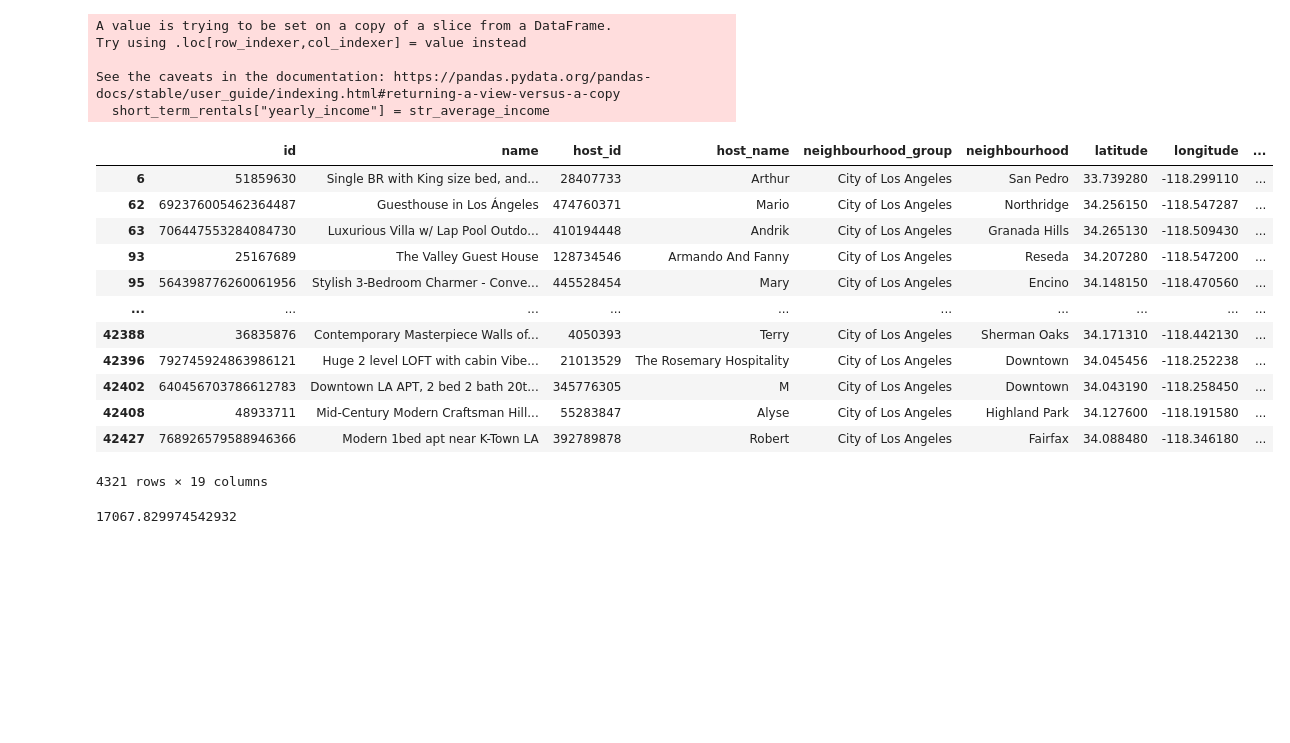
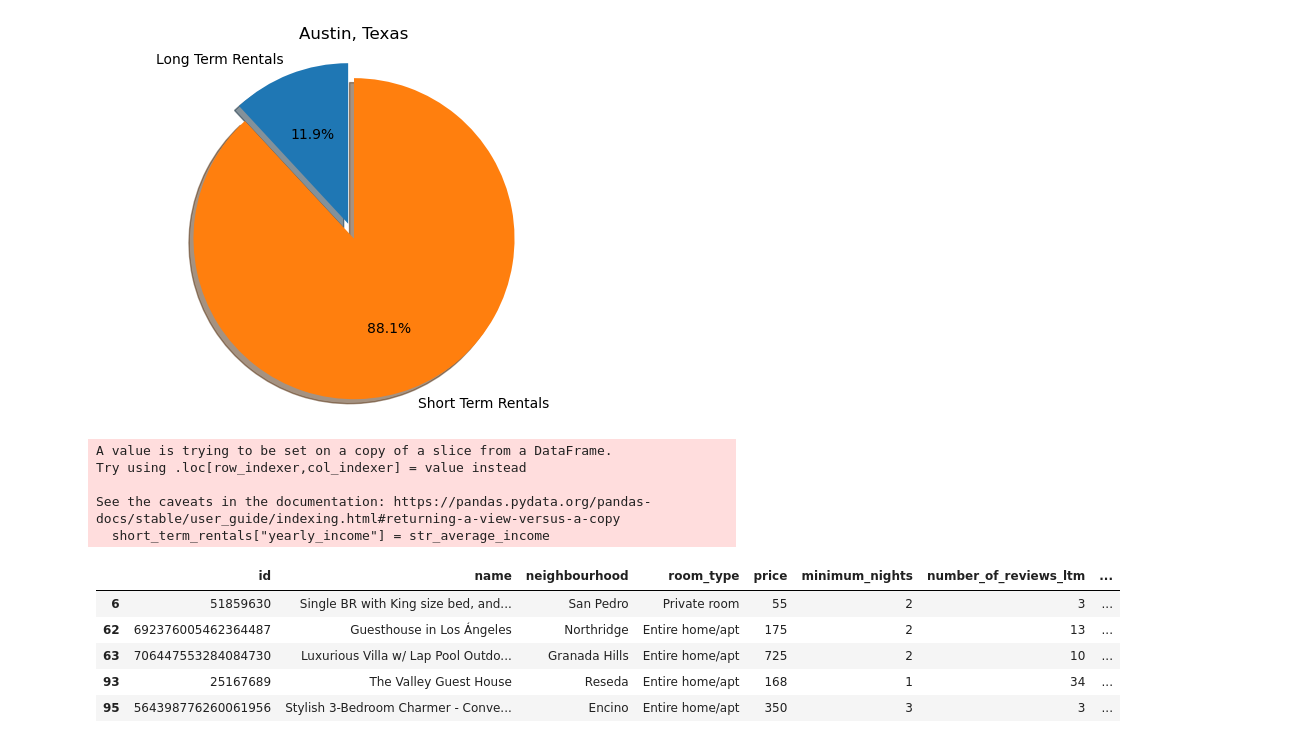
Before and after one commit to cmlee2/AirBnb-Analysis, a Jupyter notebook: cl_STRvsLTR_profitability.ipynb, the cells around one changed output. Cells and saved outputs as stored; diff of their text form; code cells hidden in the pictures; blank space fills up the shorter version.

```diff
--- a/cl_STRvsLTR_profitability.ipynb
+++ b/cl_STRvsLTR_profitability.ipynb
@@ -18,6 +16,9 @@ neighborhoods_metadata = pd.read_csv(neighborhoods_path)
 # %%
 # Filter by Neighborhood group to only include City of Los Angles
 listings_metadata = listings_metadata.loc[listings_metadata["neighbourhood_group"]=="City of Los Angeles",:]
+
+listings_metadata = listings_metadata[["id","name","neighbourhood","room_type","price","minimum_nights","number_of_reviews_ltm","reviews_per_month","availability_365"]]
+
 listings_metadata = listings_metadata.fillna(0)
-# Filter to include only AirBnBs with reviews
-filtered_listings_metadata = listings_metadata.loc[listings_metadata["number_of_reviews"]!=0,:]
+
+listings_metadata.head()
@@ -66,27 +106,31 @@ short_term_rentals.head()
+# %%
+# Convert count of Short Term & Long Tern Rentals to lists to create pie chart (Austin, Texas)
+rental_types = ["Long Term Rentals", "Short Term Rentals"]
+rental_counts = [AUS_ltr_count, AUS_str_count]
+explode = (.1,0)
+
+# Create pie graph
+plt.pie(rental_counts, explode = explode, labels = rental_types, autopct="%1.1f%%", shadow = True, startangle= 90)
+plt.axis("equal")
+plt.title("Austin, Texas")
+plt.savefig("cl_output_data/LTR_STR_PieChart_Austin.png")
+plt.show()
+# %% [output]
+[figure, added]
 # %%
-str_average_income = short_term_rentals["price"]*short_term_rentals["minimum_nights"]*short_term_rentals["reviews_per_month"]*12
+# Calculate yearly income for each AirBnb and add to DataFrame
+str_average_income = short_term_rentals["price"]*short_term_rentals["minimum_nights"]*short_term_rentals["number_of_reviews_ltm"]
 short_term_rentals["yearly_income"] = str_average_income
-short_term_rentals
+short_term_rentals.head()
 # %% [output]
 A value is trying to be set on a copy of a slice from a DataFrame.
 Try using .loc[row_indexer,col_indexer] = value instead
 
 See the caveats in the documentation: https://pandas.pydata.org/pandas-docs/stable/user_guide/indexing.html#returning-a-view-versus-a-copy
   short_term_rentals["yearly_income"] = str_average_income
-|  | id | name | host_id | host_name | neighbourhood_group | neighbourhood | latitude | longitude | ... |
-| 6 | 51859630 | Single BR with King size bed, and... | 28407733 | Arthur | City of Los Angeles | San Pedro | 33.739280 | -118.299110 | ... |
-| 62 | 692376005462364487 | Guesthouse in Los Ángeles | 474760371 | Mario | City of Los Angeles | Northridge | 34.256150 | -118.547287 | ... |
-| 63 | 706447553284084730 | Luxurious Villa w/ Lap Pool Outdo... | 410194448 | Andrik | City of Los Angeles | Granada Hills | 34.265130 | -118.509430 | ... |
-| 93 | 25167689 | The Valley Guest House | 128734546 | Armando And Fanny | City of Los Angeles | Reseda | 34.207280 | -118.547200 | ... |
-| 95 | 564398776260061956 | Stylish 3-Bedroom Charmer - Conve... | 445528454 | Mary | City of Los Angeles | Encino | 34.148150 | -118.470560 | ... |
-| ... | ... | ... | ... | ... | ... | ... | ... | ... | ... |
-| 42388 | 36835876 | Contemporary Masterpiece Walls of... | 4050393 | Terry | City of Los Angeles | Sherman Oaks | 34.171310 | -118.442130 | ... |
-| 42396 | 792745924863986121 | Huge 2 level LOFT with cabin Vibe... | 21013529 | The Rosemary Hospitality | City of Los Angeles | Downtown | 34.045456 | -118.252238 | ... |
-| 42402 | 640456703786612783 | Downtown LA APT, 2 bed 2 bath 20t... | 345776305 | M | City of Los Angeles | Downtown | 34.043190 | -118.258450 | ... |
-| 42408 | 48933711 | Mid-Century Modern Craftsman Hill... | 55283847 | Alyse | City of Los Angeles | Highland Park | 34.127600 | -118.191580 | ... |
-| 42427 | 768926579588946366 | Modern 1bed apt near K-Town LA | 392789878 | Robert | City of Los Angeles | Fairfax | 34.088480 | -118.346180 | ... |
+|  | id | name | neighbourhood | room_type | price | minimum_nights | number_of_reviews_ltm | ... |
+| 6 | 51859630 | Single BR with King size bed, and... | San Pedro | Private room | 55 | 2 | 3 | ... |
+| 62 | 692376005462364487 | Guesthouse in Los Ángeles | Northridge | Entire home/apt | 175 | 2 | 13 | ... |
+| 63 | 706447553284084730 | Luxurious Villa w/ Lap Pool Outdo... | Granada Hills | Entire home/apt | 725 | 2 | 10 | ... |
+| 93 | 25167689 | The Valley Guest House | Reseda | Entire home/apt | 168 | 1 | 34 | ... |
+| 95 | 564398776260061956 | Stylish 3-Bedroom Charmer - Conve... | Encino | Entire home/apt | 350 | 3 | 3 | ... |
-4321 rows × 19 columns
-# %%
-short_term_rentals["yearly_income"].mean()
-# %% [output]
-17067.829974542932
```
Also changed, not shown: parts of 21 cells of this notebook, 7 other files.
